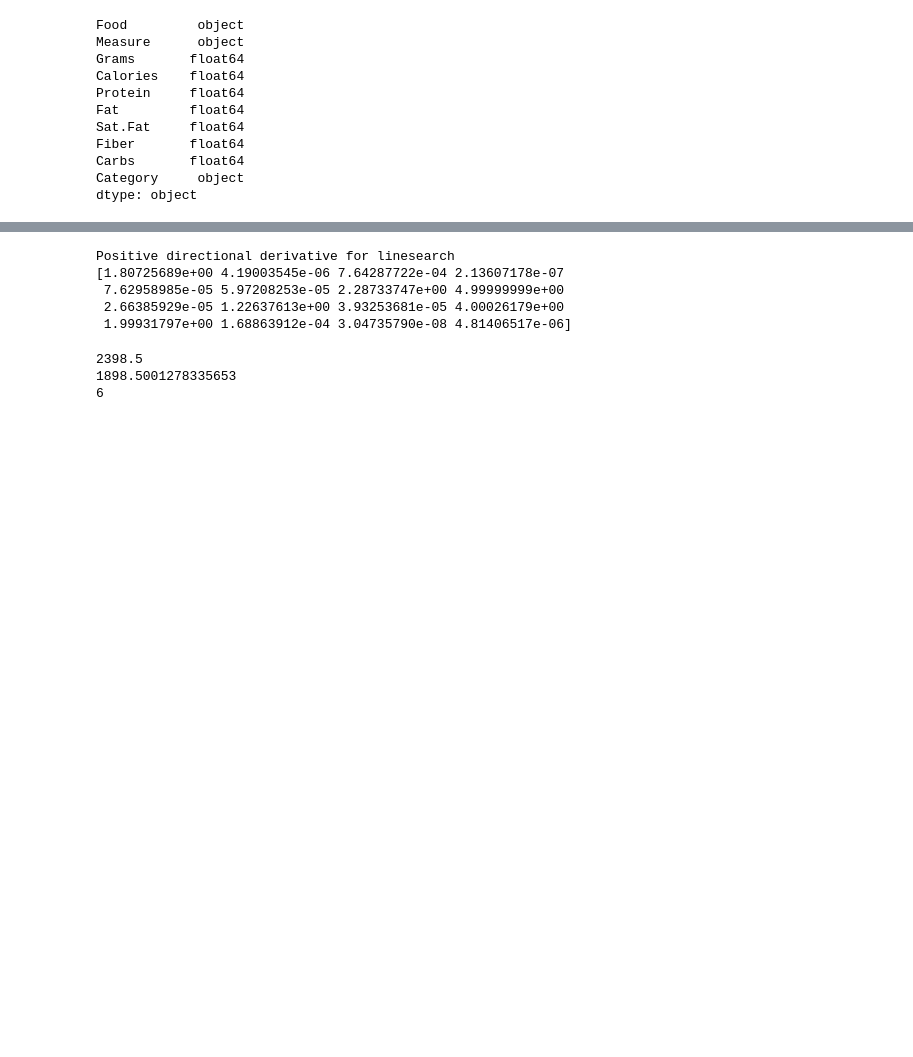
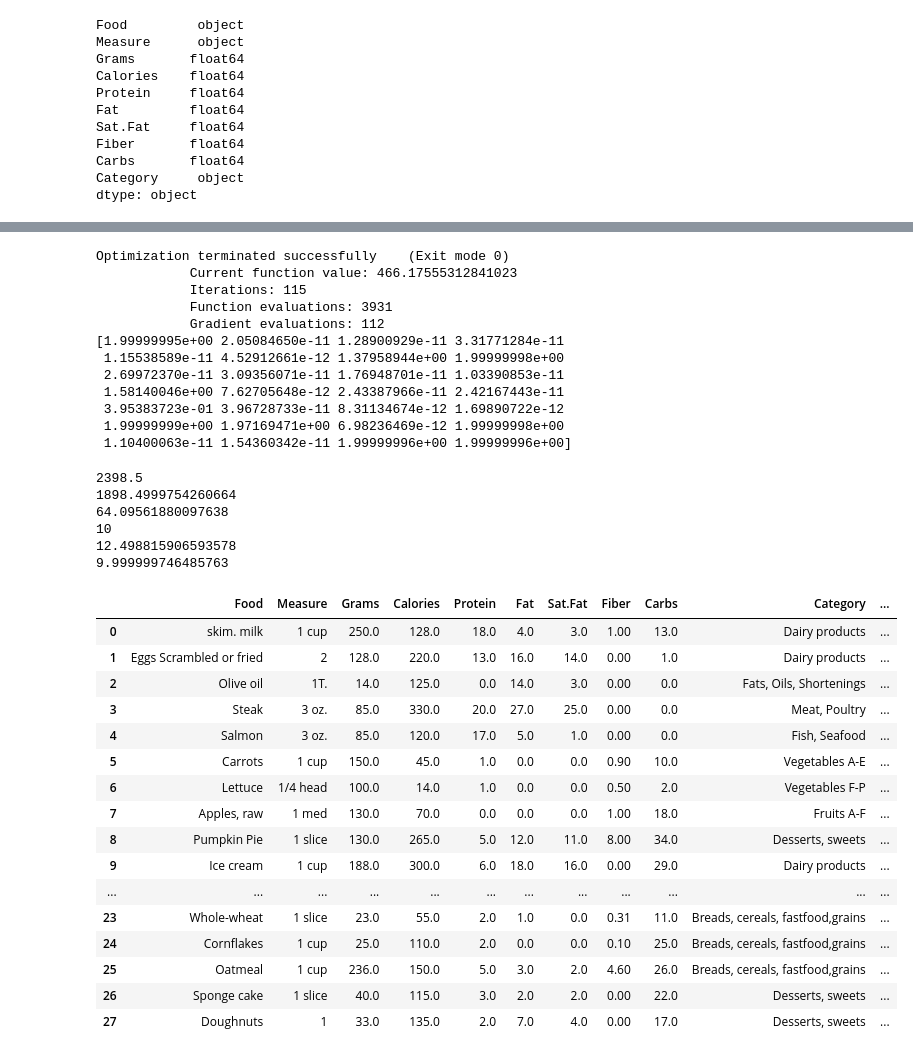
Before and after one commit to matthewtg00/CSE-543T-Final-Project, a Jupyter notebook: nutrients.ipynb, the cells around one changed output, grey strips where cells are left out. Drawn from its saved outputs; the diff is of its cells as text; code cells hidden in the pictures; blank space fills up the shorter version.

Commit message:
Add more items

```diff
--- a/nutrients.ipynb
+++ b/nutrients.ipynb
@@ -220,7 +220,7 @@ def upper_calorie_constraint(x, required_calories):
 
 def taste_constraint(x):
     taste = np.sum(x**df['taste_factor'])
-    return (taste-12)
+    return (taste-10)
 
 def perference_constraint(x):
     preference = np.sum(np.multiply(df['preference_factor'], x))
@@ -231,7 +231,7 @@ def volume_constraint(x):
     return -(volume-2000)
 
 # At most choose 10 items
-def items_constraint(x):
+def items_constraint_upper(x):
     return -(np.sum(sigmoid(100*x)-0.5)-9.9)
 
 
@@ -245,33 +245,65 @@ constraints = [{'type': 'ineq', 'fun': partial_lower_calorie_constraint},
             #    {'type': 'ineq', 'fun': fiber_constraint},
                {'type': 'ineq', 'fun': taste_constraint},
                {'type': 'ineq', 'fun': perference_constraint},
-               {'type': 'ineq', 'fun': items_constraint}]
+               {'type': 'ineq', 'fun': items_constraint_upper}]
 
-bounds = [(0,5)] * df.shape[0]
+bounds = [(0,2)] * df.shape[0]
 # %%
 x0 = np.zeros(df.shape[0])
-result = opt.minimize(partial_diet_optimization, x0, method='SLSQP', bounds=bounds, constraints=constraints)
-print(result.message)
+options = {"disp": True, "maxiter": 5000}
+result = opt.minimize(partial_diet_optimization, x0, method='SLSQP', bounds=bounds, constraints=constraints,options=options)
 print(result.x)
 # %% [output]
-Positive directional derivative for linesearch
-[1.80725689e+00 4.19003545e-06 7.64287722e-04 2.13607178e-07
- 7.62958985e-05 5.97208253e-05 2.28733747e+00 4.99999999e+00
- 2.66385929e-05 1.22637613e+00 3.93253681e-05 4.00026179e+00
- 1.99931797e+00 1.68863912e-04 3.04735790e-08 4.81406517e-06]
+Optimization terminated successfully    (Exit mode 0)
+            Current function value: 466.17555312841023
+            Iterations: 115
+            Function evaluations: 3931
+            Gradient evaluations: 112
+[1.99999995e+00 2.05084650e-11 1.28900929e-11 3.31771284e-11
+ 1.15538589e-11 4.52912661e-12 1.37958944e+00 1.99999998e+00
+ 2.69972370e-11 3.09356071e-11 1.76948701e-11 1.03390853e-11
+ 1.58140046e+00 7.62705648e-12 2.43387966e-11 2.42167443e-11
+ 3.95383723e-01 3.96728733e-11 8.31134674e-12 1.69890722e-12
+ 1.99999999e+00 1.97169471e+00 6.98236469e-12 1.99999998e+00
+ 1.10400063e-11 1.54360342e-11 1.99999996e+00 1.99999996e+00]
 # %%
 calorie = np.sum(np.multiply(df['Calories'], result.x))
 fat = np.sum(np.multiply(df['Fat'], result.x))
 carbs = np.sum(np.multiply(df['Carbs'], result.x))
 protein = np.sum(np.multiply(df['Protein'], result.x))
 taste = np.sum(result.x**df['taste_factor'])
 preference = np.sum(np.multiply(df['preference_factor'], result.x))
 grams = (np.multiply(df['Grams'], result.x))
 
 print(required_calories)
 print(calorie)
+print(protein)
 print((result.x>0.01).sum())
+print(taste)
+print(preference)
+df['diet'] = result.x
+df
 # %% [output]
 2398.5
-1898.5001278335653
-6
+1898.4999754260664
+64.09561880097638
+10
+12.498815906593578
+9.999999746485763
+|  | Food | Measure | Grams | Calories | Protein | Fat | Sat.Fat | Fiber | Carbs | Category | ... |
+| 0 | skim. milk | 1 cup | 250.0 | 128.0 | 18.0 | 4.0 | 3.0 | 1.00 | 13.0 | Dairy products | ... |
+| 1 | Eggs Scrambled or fried | 2 | 128.0 | 220.0 | 13.0 | 16.0 | 14.0 | 0.00 | 1.0 | Dairy products | ... |
+| 2 | Olive oil | 1T. | 14.0 | 125.0 | 0.0 | 14.0 | 3.0 | 0.00 | 0.0 | Fats, Oils, Shortenings | ... |
+| 3 | Steak | 3 oz. | 85.0 | 330.0 | 20.0 | 27.0 | 25.0 | 0.00 | 0.0 | Meat, Poultry | ... |
+| 4 | Salmon | 3 oz. | 85.0 | 120.0 | 17.0 | 5.0 | 1.0 | 0.00 | 0.0 | Fish, Seafood | ... |
+| 5 | Carrots | 1 cup | 150.0 | 45.0 | 1.0 | 0.0 | 0.0 | 0.90 | 10.0 | Vegetables A-E | ... |
+| 6 | Lettuce | 1/4 head | 100.0 | 14.0 | 1.0 | 0.0 | 0.0 | 0.50 | 2.0 | Vegetables F-P | ... |
+| 7 | Apples, raw | 1 med | 130.0 | 70.0 | 0.0 | 0.0 | 0.0 | 1.00 | 18.0 | Fruits A-F | ... |
+| 8 | Pumpkin Pie | 1 slice | 130.0 | 265.0 | 5.0 | 12.0 | 11.0 | 8.00 | 34.0 | Desserts, sweets | ... |
+| 9 | Ice cream | 1 cup | 188.0 | 300.0 | 6.0 | 18.0 | 16.0 | 0.00 | 29.0 | Dairy products | ... |
+| ... | ... | ... | ... | ... | ... | ... | ... | ... | ... | ... | ... |
+| 23 | Whole-wheat | 1 slice | 23.0 | 55.0 | 2.0 | 1.0 | 0.0 | 0.31 | 11.0 | Breads, cereals, fastfood,grains | ... |
+| 24 | Cornflakes | 1 cup | 25.0 | 110.0 | 2.0 | 0.0 | 0.0 | 0.10 | 25.0 | Breads, cereals, fastfood,grains | ... |
+| 25 | Oatmeal | 1 cup | 236.0 | 150.0 | 5.0 | 3.0 | 2.0 | 4.60 | 26.0 | Breads, cereals, fastfood,grains | ... |
+| 26 | Sponge cake | 1 slice | 40.0 | 115.0 | 3.0 | 2.0 | 2.0 | 0.00 | 22.0 | Desserts, sweets | ... |
+| 27 | Doughnuts | 1 | 33.0 | 135.0 | 2.0 | 7.0 | 4.0 | 0.00 | 17.0 | Desserts, sweets | ... |
```
Also changed, not shown: parts of 4 cells of this notebook, 1 other file.
